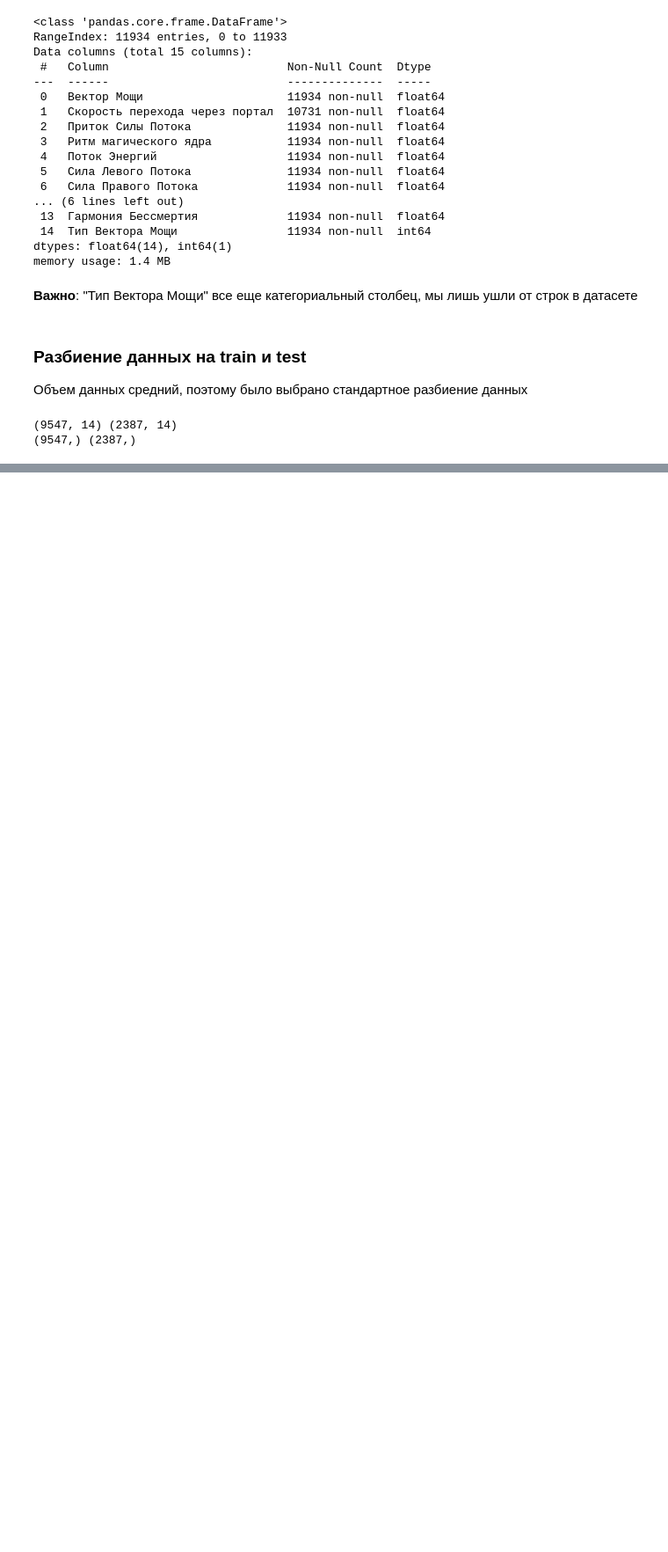
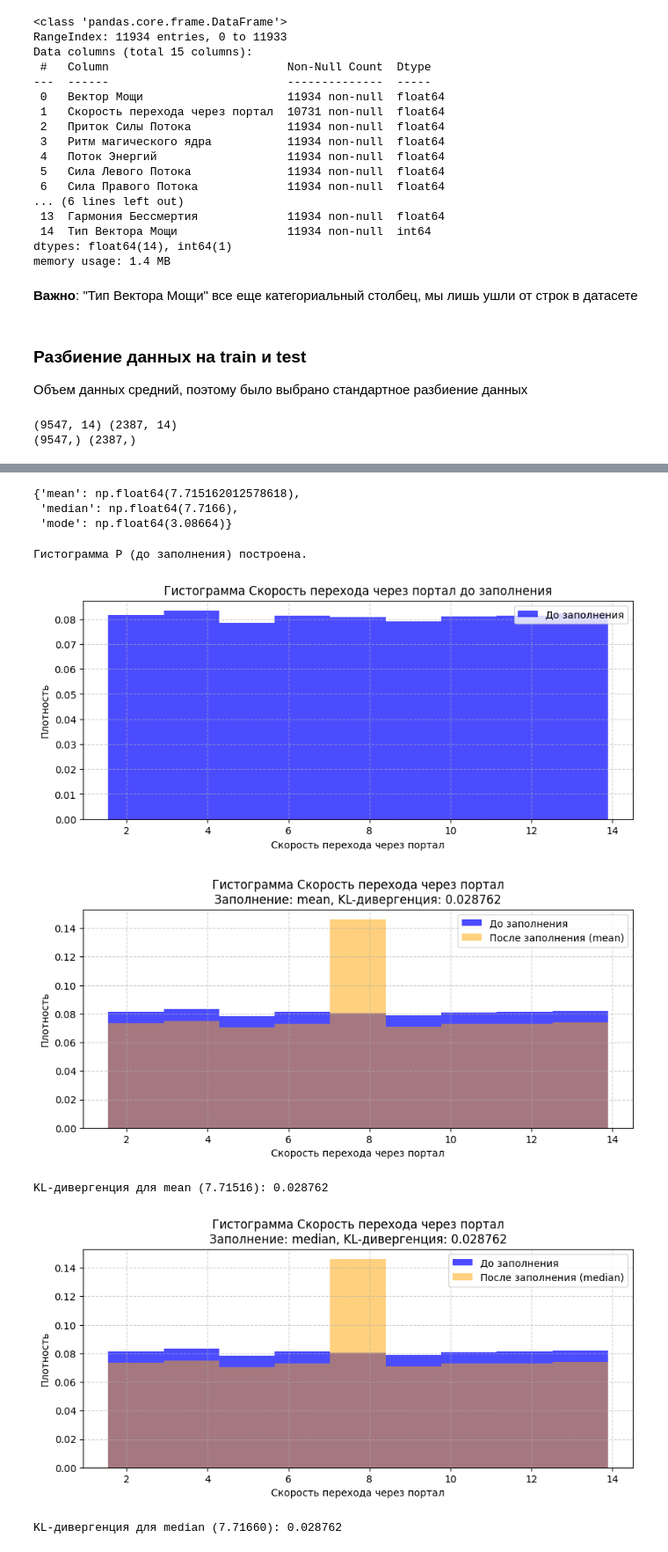
Before and after one commit to smnk-1/data-practicum, a Jupyter notebook: data_preprocessing.ipynb, the cells around one changed output, grey strips where cells are left out. Shown at 88% size. Cells and saved outputs as stored; diff of their text form; code cells hidden in the pictures; blank space fills up the shorter version.

```diff
--- a/data_preprocessing.ipynb
+++ b/data_preprocessing.ipynb
@@ -299,0 +360,11 @@ print(y_train.shape, y_test.shape)
+# %%
+values = {
+    'mean': X_train['Скорость перехода через портал'].mean(),
+    'median': X_train['Скорость перехода через портал'].median(),
+    'mode' : X_train['Скорость перехода через портал'].mode()[0]
+}
+values
+# %% [output]
+{'mean': np.float64(7.715162012578618),
+ 'median': np.float64(7.7166),
+ 'mode': np.float64(3.08664)}
@@ -299,0 +373,54 @@ print(y_train.shape, y_test.shape)
+# %%
+data_before = X_train['Скорость перехода через портал'].dropna()
+
+hist_P, bins = np.histogram(data_before, bins=9, density=True)
+hist_P = hist_P / hist_P.sum()
+
+print("Гистограмма P (до заполнения) построена.")
+
+plt.figure(figsize=(10, 4))
+plt.hist(data_before, bins=bins, density=True, alpha=0.7, label='До заполнения', color='blue')
+plt.title(f'Гистограмма {'Скорость перехода через портал'} до заполнения')
+plt.xlabel('Скорость перехода через портал')
+plt.ylabel('Плотность')
+plt.legend()
+plt.grid(True, linestyle='--', alpha=0.6)
+plt.show()
+
+kl_results = {}
+
+for method, value in values.items():
+    filled_data = X_train['Скорость перехода через портал'].fillna(value)
+
+    hist_Q, _ = np.histogram(filled_data, bins=bins, density=True)
+    hist_Q = hist_Q / hist_Q.sum()
+
+    hist_Q_safe = np.where(hist_Q == 0, np.finfo(float).eps, hist_Q)
+    hist_P_safe = np.where(hist_P == 0, np.finfo(float).eps, hist_P)
+
+    kl_div = entropy(hist_P_safe, hist_Q_safe)
+    kl_results[method] = kl_div
+    plt.figure(figsize=(10, 4))
+    plt.hist(data_before, bins=bins, density=True, alpha=0.7, label='До заполнения', color='blue')
+    plt.hist(filled_data, bins=bins, density=True, alpha=0.5, label=f'После заполнения ({method})', color='orange')
+    plt.title(f'Гистограмма {'Скорость перехода через портал'}\nЗаполнение: {method}, KL-дивергенция: {kl_div:.6f}')
+    plt.xlabel('Скорость перехода через портал')
+    plt.ylabel('Плотность')
+    plt.legend()
+    plt.grid(True, linestyle='--', alpha=0.6)
+    plt.show()
+
+    print(f"KL-дивергенция для {method} ({value:.5f}): {kl_div:.6f}")
+
+best_method = min(kl_results, key=kl_results.get)
+best_value = values[best_method]
+
+print(f"\nЛучший метод: {best_method}, значение: {best_value:.5f}")
+print(f"Минимальная KL-дивергенция: {kl_results[best_method]:.6f}")
+# %% [output]
+Гистограмма P (до заполнения) построена.
+[figure, added]
+[figure, added]
+KL-дивергенция для mean (7.71516): 0.028762
+[figure, added]
+KL-дивергенция для median (7.71660): 0.028762
```
Also changed, not shown: parts of 15 cells of this notebook.
